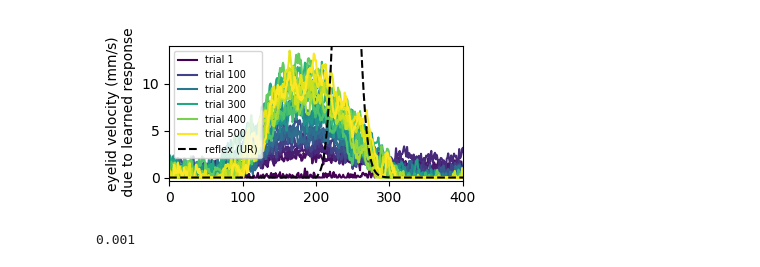
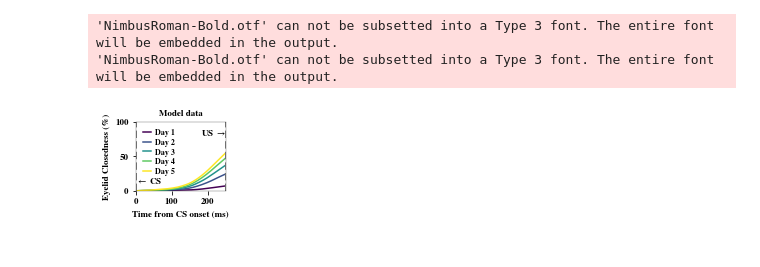
Before and after one commit to ctn-waterloo/cogsci2020-cerebellum, a Jupyter notebook: notebooks/Plot - Results - Basic.ipynb, the cells around one changed output. Cells and saved outputs as stored; diff of their text form; code cells hidden in the pictures.

```diff
--- a/notebooks/Plot - Results - Basic.ipynb
+++ b/notebooks/Plot - Results - Basic.ipynb
@@ -6,3 +7,5 @@ import pytry
 import sys
 sys.path.append('../model')
 from blink_trial import BlinkTrial
+# %%
+v_th = 2e-3
@@ -128,28 +231,45 @@ plt.show()
-# %%
-plt.figure(figsize=(4, 2), dpi=100)
-
-scale = 1000
-plt.plot(v[:,0]*scale, c=cmap(0/pos.shape[1]), label='trial 1')
-for i in range(19, v.shape[1], 20):
-    label = None
-    if (i+1) % 100 == 0:
-        label = 'trial %d' % (i+1)
-    plt.plot(v[:,i]*scale, c=cmap(i/pos.shape[1]), label=label)
-#plt.twinx()
-plt.plot(data['reflex']*reflex_scale*scale, ls='--', c='k', label='reflex (UR)')
-#plt.yticks([])
-plt.legend(fontsize=7, loc='upper left')
-plt.xlim(0, 400)
-plt.ylim(-0.01*reflex_scale*scale, 0.35*reflex_scale*scale)
-plt.ylabel('eyelid velocity (mm/s)\n due to learned response')
-plt.tight_layout()
-plt.savefig('result-basic-velocity.png', dpi=600)
-plt.savefig('result-basic-velocity.pdf', dpi=600)
-
-plt.show()
-# %% [output]
-[figure, removed]
-# %%
-data['learning_rate']
-# %% [output]
-0.001
+# %%
+data = [
+    list(pytry.read('experiments_batch_1'))[0],
+    list(pytry.read('experiments_batch_1'))[1],
+    list(pytry.read('experiments_batch_1'))[2],
+    list(pytry.read('experiments_batch_1'))[3],
+    list(pytry.read('experiments_batch_1'))[4],
+    list(pytry.read('experiments_batch_1'))[5],
+]
+
+#data = [
+#    list(pytry.read('experiments_batch_2'))[0],
+#    list(pytry.read('experiments_batch_2'))[0],
+#    list(pytry.read('experiments_batch_2'))[0],
+#    list(pytry.read('experiments_batch_2'))[0],
+#    list(pytry.read('experiments_batch_2'))[0],
+#    list(pytry.read('experiments_batch_2'))[0],
+#]
+
+#data = [
+#    list(pytry.read('experiments_batch_3'))[0],
+#    list(pytry.read('experiments_batch_3'))[1],
+#    list(pytry.read('experiments_batch_3'))[2],
+#    list(pytry.read('experiments_batch_3'))[3],
+#    list(pytry.read('experiments_batch_3'))[4],
+#    list(pytry.read('experiments_batch_3'))[5],
+#]
+
+data = [
+    list(pytry.read('experiments_batch_4'))[0],
+    list(pytry.read('experiments_batch_4'))[1],
+    list(pytry.read('experiments_batch_4'))[2],
+    list(pytry.read('experiments_batch_4'))[3],
+    list(pytry.read('experiments_batch_4'))[4],
+    list(pytry.read('experiments_batch_4'))[5],
+]
+# %%
+# Plot the model data
+ts, days = compute_per_day_data(data)
+fig = plot_cr_day_summary(ts, days, max_day=5, title="Model data")
+fig.savefig('result-basic-closedness.pdf', bbox_inches='tight', transparent=True)
+# %% [output]
+'NimbusRoman-Bold.otf' can not be subsetted into a Type 3 font. The entire font will be embedded in the output.
+'NimbusRoman-Bold.otf' can not be subsetted into a Type 3 font. The entire font will be embedded in the output.
+[figure, added]
```
Also changed, not shown: parts of 14 cells of this notebook.
